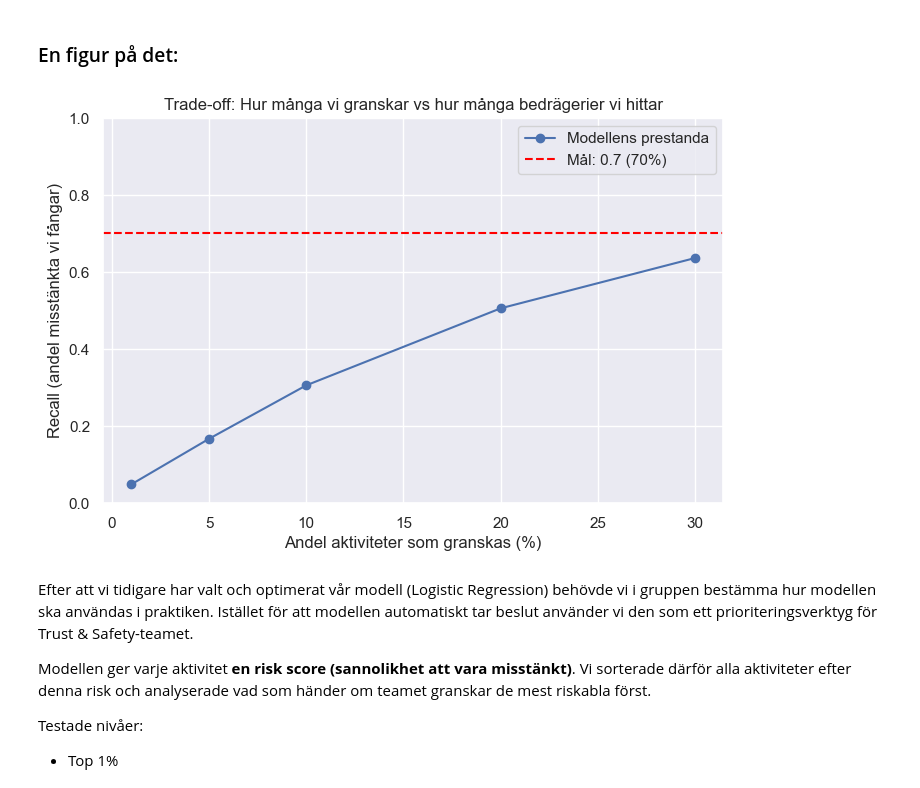
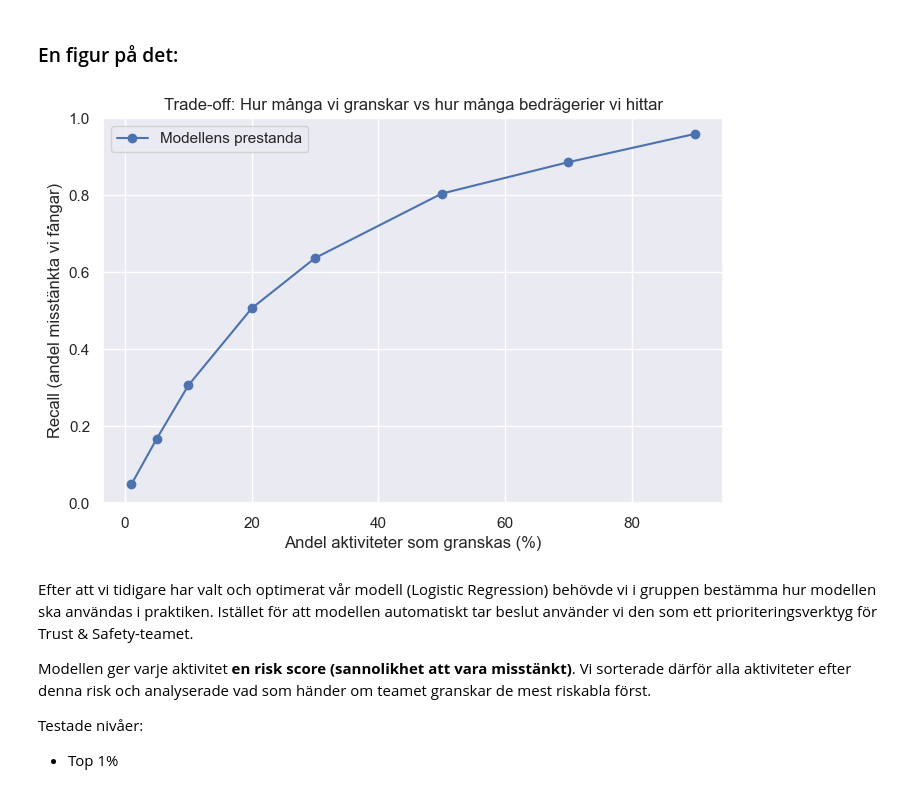
Before and after one commit to JakobWorkingHard/ML-Gruppuppgift, a Jupyter notebook: Report/Final_Report.ipynb, the cells around one changed output. Drawn from its saved outputs; the diff is of its cells as text; code cells hidden in the pictures.

```diff
--- a/Report/Final_Report.ipynb
+++ b/Report/Final_Report.ipynb
@@ -463,7 +463,7 @@ results = results.sort_values("risk_score", ascending=False)
 
 total_suspicious = results["true_label"].sum()
 
-top_values = [0.01, 0.05, 0.10, 0.20, 0.30]
+top_values = [0.01, 0.05, 0.10, 0.20, 0.30, 0.50, 0.70, 0.9]
 
 rows = []
 
@@ -500,21 +503,17 @@ Det innebär att ju fler aktiviteter teamet granskar, desto fler bedrägerier ka
 # %%
 plt.figure(figsize=(8,5))
 plt.plot(top_x_table["Top % reviewed"], top_x_table["Recall"], marker="o", label="Modellens prestanda")
-
-
-plt.axhline(y=[round(search.best_score_, 4)], color='red', linestyle='--', label="Mål: 0.7 (70%)")
-
 
 plt.ylim(0, 1)
 
 plt.xlabel("Andel aktiviteter som granskas (%)")
 plt.ylabel("Recall (andel misstänkta vi fångar)")
 plt.title("Trade-off: Hur många vi granskar vs hur många bedrägerier vi hittar")
 plt.grid(True)
 plt.legend()
 plt.show()
 # %% [output]
-[figure, old version]
+[figure, new version]
 # %% [markdown]
 Efter att vi tidigare har valt och optimerat vår modell (Logistic Regression) behövde vi i gruppen bestämma hur modellen ska användas i praktiken. Istället för att modellen automatiskt tar beslut använder vi den som ett prioriteringsverktyg för Trust & Safety-teamet.
 
```
Also changed, not shown: parts of 1 cell of this notebook.
